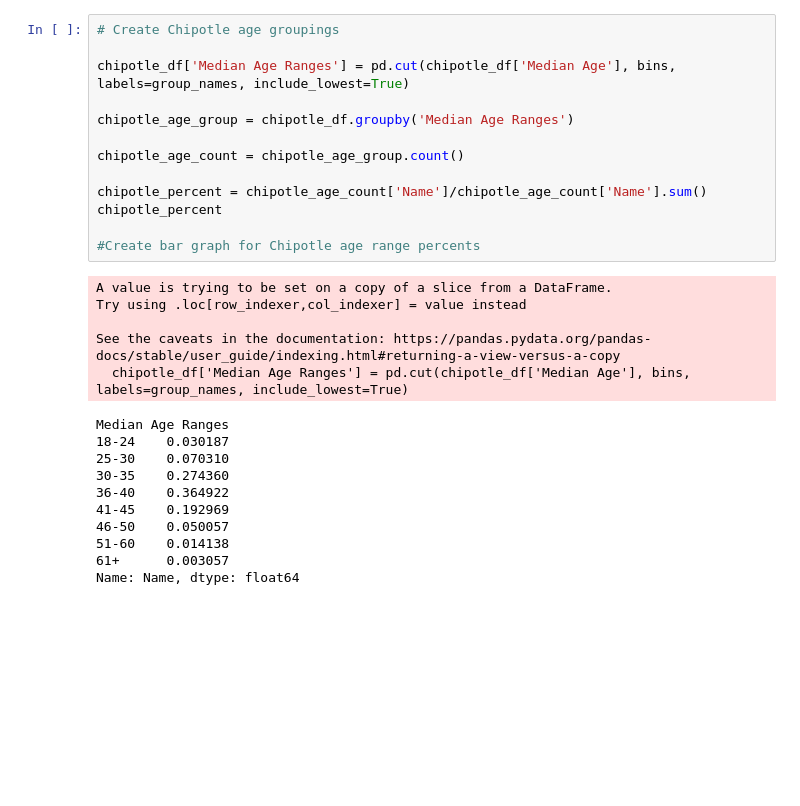
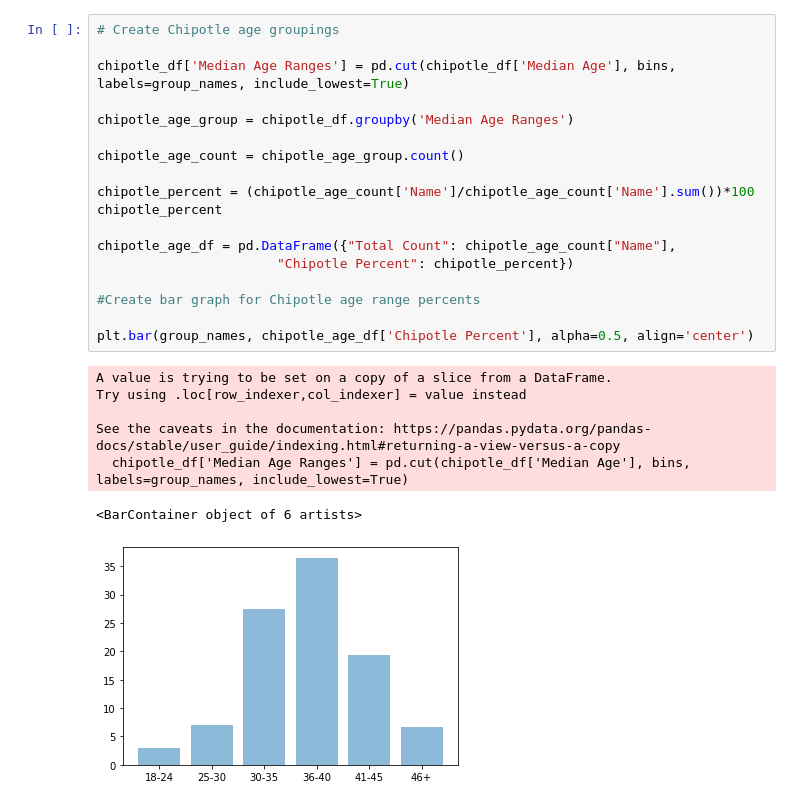
Before and after one commit to JeniLam/Project1_Group2, a Jupyter notebook: age_demographics.ipynb, the cells around one changed output. Cells and saved outputs as stored; diff of their text form; blank space fills up the shorter version.

Commit message:
added graphs to age demographics

```diff
--- a/age_demographics.ipynb
+++ b/age_demographics.ipynb
@@ -77,32 +74,29 @@ age_range_group.count()
 # %%
 # Create Chipotle age groupings
 
 chipotle_df['Median Age Ranges'] = pd.cut(chipotle_df['Median Age'], bins, labels=group_names, include_lowest=True)
 
 chipotle_age_group = chipotle_df.groupby('Median Age Ranges')
 
 chipotle_age_count = chipotle_age_group.count()
 
-chipotle_percent = chipotle_age_count['Name']/chipotle_age_count['Name'].sum()
+chipotle_percent = (chipotle_age_count['Name']/chipotle_age_count['Name'].sum())*100
 chipotle_percent
 
+chipotle_age_df = pd.DataFrame({"Total Count": chipotle_age_count["Name"],
+                       "Chipotle Percent": chipotle_percent})
+
 #Create bar graph for Chipotle age range percents
+
+plt.bar(group_names, chipotle_age_df['Chipotle Percent'], alpha=0.5, align='center')
 # %% [output]
 A value is trying to be set on a copy of a slice from a DataFrame.
 Try using .loc[row_indexer,col_indexer] = value instead
 
 See the caveats in the documentation: https://pandas.pydata.org/pandas-docs/stable/user_guide/indexing.html#returning-a-view-versus-a-copy
   chipotle_df['Median Age Ranges'] = pd.cut(chipotle_df['Median Age'], bins, labels=group_names, include_lowest=True)
-Median Age Ranges
-18-24    0.030187
-25-30    0.070310
-30-35    0.274360
-36-40    0.364922
-41-45    0.192969
-46-50    0.050057
-51-60    0.014138
-61+      0.003057
-Name: Name, dtype: float64
+<BarContainer object of 6 artists>
+[figure, added]
 # %%
 # Create McDonald's age groupings
 
```
Also changed, not shown: parts of 5 cells of this notebook.
